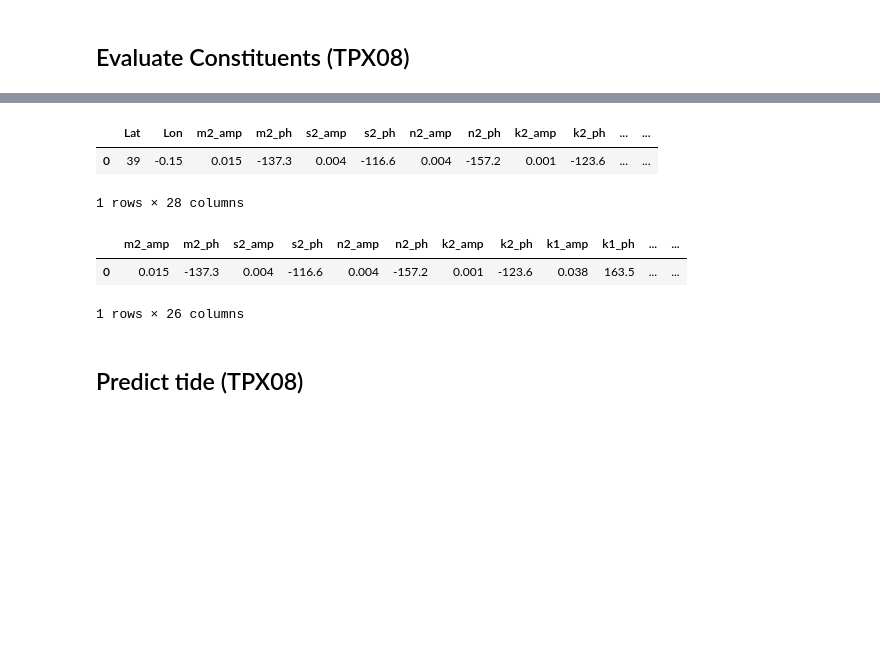
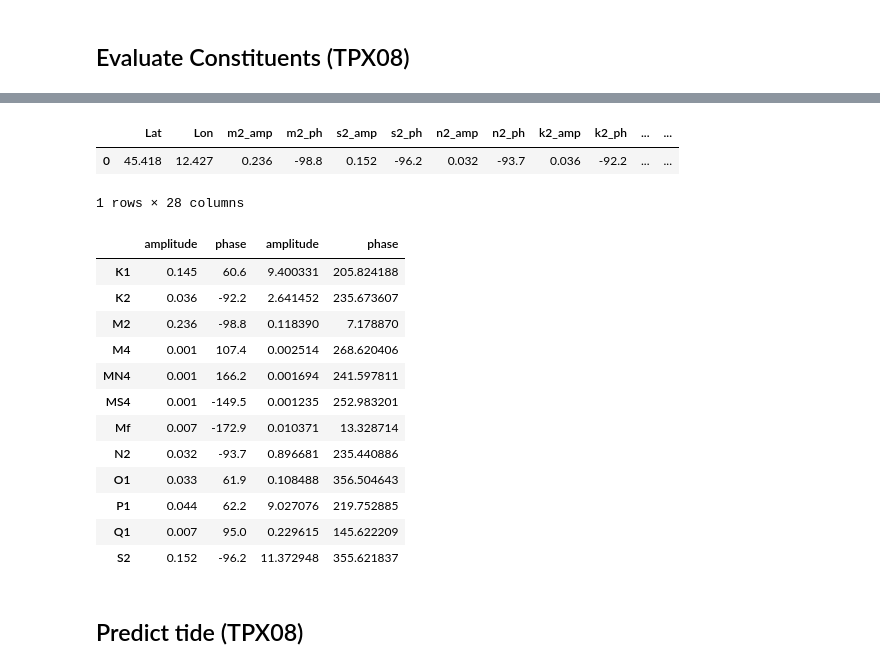
Before and after one commit to brey/pyPoseidon, a Jupyter notebook: Jupyter/OTPS2.ipynb, the cells around one changed output, grey strips where cells are left out. Drawn from its saved outputs; the diff is of its cells as text; code cells hidden in the pictures; blank space fills up the shorter version.

```diff
--- a/Jupyter/OTPS2.ipynb
+++ b/Jupyter/OTPS2.ipynb
@@ -134,14 +189,39 @@ cst=pandas.read_csv('sample1.out',skiprows=[0,1,3],delim_whitespace=True, skipin
-# %%
-cst
-# %% [output]
-|  | Lat | Lon | m2_amp | m2_ph | s2_amp | s2_ph | n2_amp | n2_ph | k2_amp | k2_ph | ... | ... |
-| 0 | 39 | -0.15 | 0.015 | -137.3 | 0.004 | -116.6 | 0.004 | -157.2 | 0.001 | -123.6 | ... | ... |
-1 rows × 28 columns
+# %%
+out
+# %% [output]
+|  | Lat | Lon | m2_amp | m2_ph | s2_amp | s2_ph | n2_amp | n2_ph | k2_amp | k2_ph | ... | ... |
+| 0 | 45.418 | 12.427 | 0.236 | -98.8 | 0.152 | -96.2 | 0.032 | -93.7 | 0.036 | -92.2 | ... | ... |
+1 rows × 28 columns
 # %%
-cst.drop(['Lat','Lon'], axis=1)
+cst=out.drop(['Lat','Lon'], axis=1).T
-# %% [output]
-|  | m2_amp | m2_ph | s2_amp | s2_ph | n2_amp | n2_ph | k2_amp | k2_ph | k1_amp | k1_ph | ... | ... |
-| 0 | 0.015 | -137.3 | 0.004 | -116.6 | 0.004 | -157.2 | 0.001 | -123.6 | 0.038 | 163.5 | ... | ... |
-1 rows × 26 columns
+# %%
+idx=[ c.split('_')[0] for c in cst.index[::2]]
+# %%
+for i in range(np.size(idx)):
+    if idx[i] != 'mf' :
+        idx[i]=idx[i][:].upper()
+    else:
+        idx[i]=idx[i][:1].upper()+idx[i][1:]
+# %%
+pcst=pandas.DataFrame(cst.values.reshape((-1,2)), columns=['amplitude','phase'], index=idx)
+# %%
+#compare the 2 solutions
+com=pandas.concat([pcst,df], axis=1).dropna()
+# %%
+com
+# %% [output]
+|  | amplitude | phase | amplitude | phase |
+| K1 | 0.145 | 60.6 | 9.400331 | 205.824188 |
+| K2 | 0.036 | -92.2 | 2.641452 | 235.673607 |
+| M2 | 0.236 | -98.8 | 0.118390 | 7.178870 |
+| M4 | 0.001 | 107.4 | 0.002514 | 268.620406 |
+| MN4 | 0.001 | 166.2 | 0.001694 | 241.597811 |
+| MS4 | 0.001 | -149.5 | 0.001235 | 252.983201 |
+| Mf | 0.007 | -172.9 | 0.010371 | 13.328714 |
+| N2 | 0.032 | -93.7 | 0.896681 | 235.440886 |
+| O1 | 0.033 | 61.9 | 0.108488 | 356.504643 |
+| P1 | 0.044 | 62.2 | 9.027076 | 219.752885 |
+| Q1 | 0.007 | 95.0 | 0.229615 | 145.622209 |
+| S2 | 0.152 | -96.2 | 11.372948 | 355.621837 |
 # %% [markdown]
 ## Predict tide (TPX08)
```
Also changed, not shown: parts of 52 cells of this notebook.
